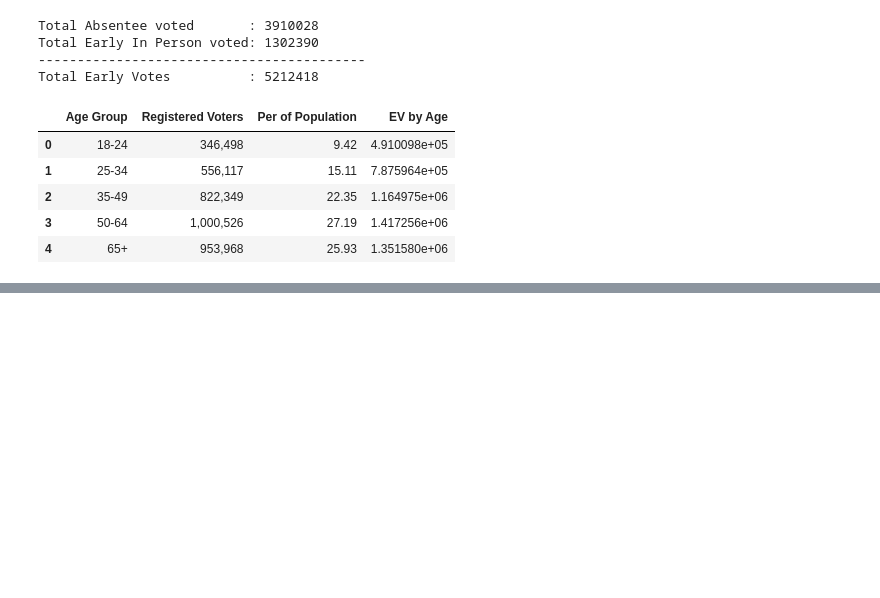
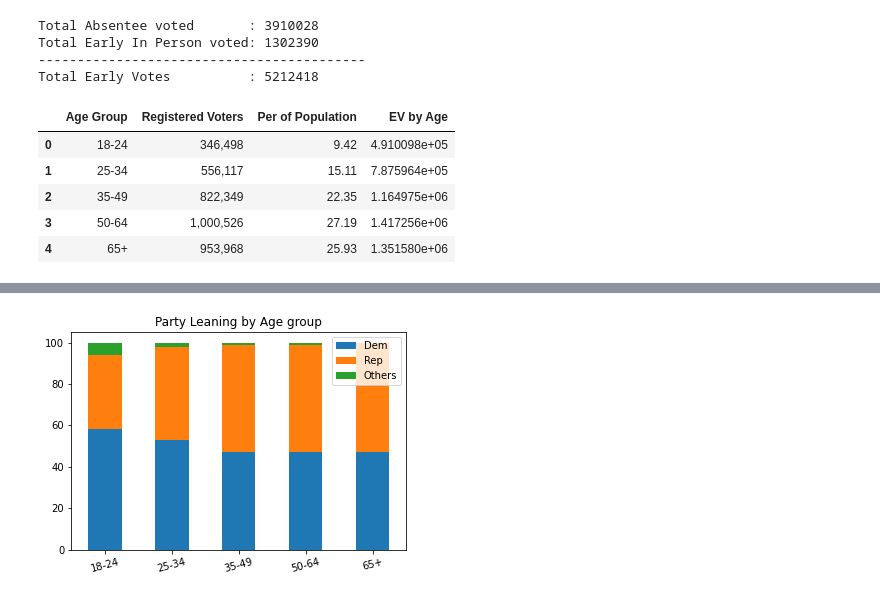
Before and after one commit to rrgpal-dev/Project1, a Jupyter notebook: WisconsinEV.ipynb, the cells around one changed output, grey strips where cells are left out. Cells and saved outputs as stored; diff of their text form; code cells hidden in the pictures; blank space fills up the shorter version.

```diff
--- a/WisconsinEV.ipynb
+++ b/WisconsinEV.ipynb
@@ -101,0 +113,9 @@ plt.show()
+# %%
+data = {"Dem":wi_vote["DEM"].tolist(),
+       "Rep":wi_vote["REP"].tolist(),
+       "Others":wi_vote["OTHERS"].tolist()}
+dataFrame = pd.DataFrame( data=data, index=wi_vote["Age Group"].tolist());
+dataFrame.plot.bar( stacked=True,rot=15,title="Party Leaning by Age group");
+plt.show(block=True);
+# %% [output]
+[figure, added]
```
Also changed, not shown: parts of 7 cells of this notebook, 4 other files.
